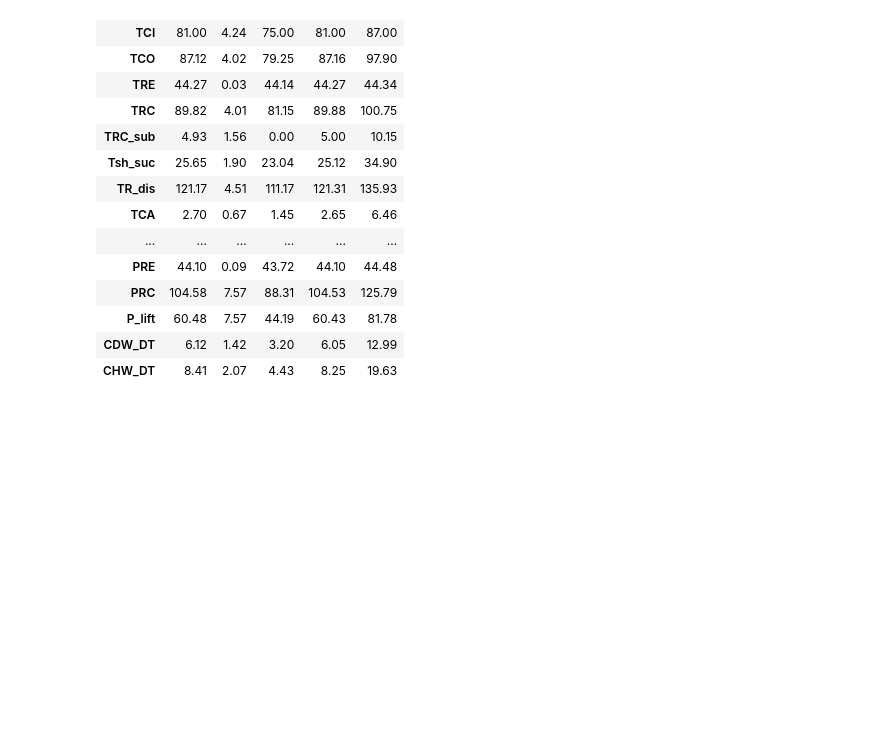
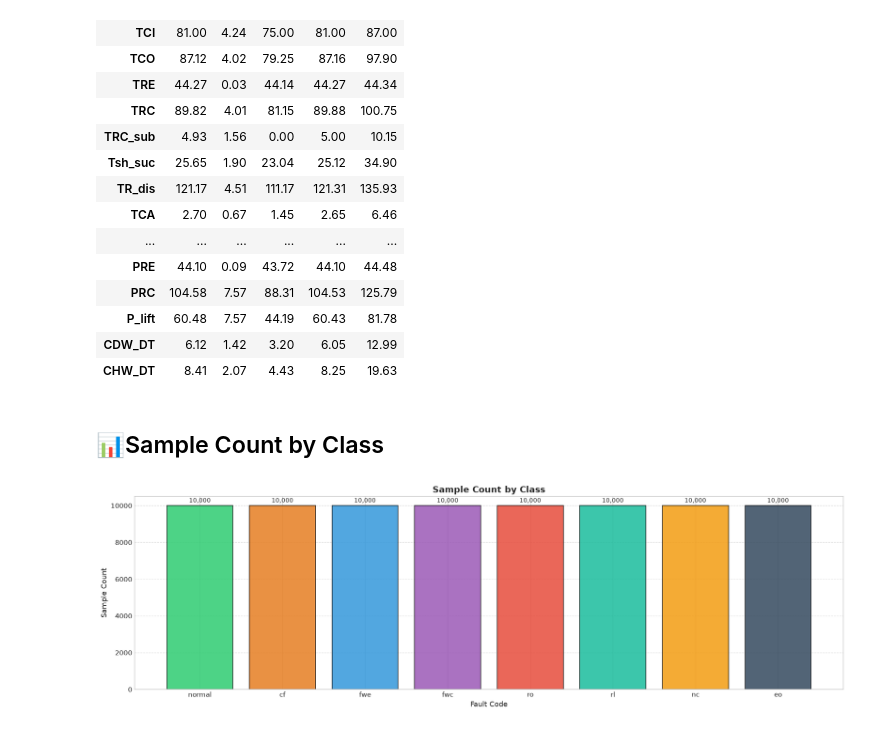
Before and after one commit to HenriqueOliveira2007/eda-chiller-fault-detection-diagnostics-dataset, a Jupyter notebook: analysis.ipynb, the cells around one changed output. Saved outputs shown, nothing was run; the diff lists cells and outputs as text; code cells hidden in the pictures; blank space fills up the shorter version.

Commit message:
feat: it adds 'sample count by class' plot

```diff
--- a/analysis.ipynb
+++ b/analysis.ipynb
@@ -179,3 +179,40 @@ Total null count: 0
 | P_lift | 60.48 | 7.57 | 44.19 | 60.43 | 81.78 |
 | CDW_DT | 6.12 | 1.42 | 3.20 | 6.05 | 12.99 |
 | CHW_DT | 8.41 | 2.07 | 4.43 | 8.25 | 19.63 |
+# %% [markdown]
+## 📊Sample Count by Class
+# %%
+
+fig, ax = plt.subplots(figsize=(16, 5))
+
+fault_counts = df['fault'].value_counts()[FAULT_ORDER]
+bar_colors = [PALETTE[f] for f in FAULT_ORDER]
+
+bars = ax.bar(
+    fault_counts.index,
+    fault_counts.values,
+    color=bar_colors,
+    edgecolor='black',
+    alpha=0.85
+)
+
+ax.set_title('Sample Count by Class', fontweight='bold')
+ax.set_xlabel('Fault Code')
+ax.set_ylabel('Sample Count')
+ax.grid(axis='y', linestyle='--', alpha=0.7)
+
+for bar in bars:
+    yval = bar.get_height()
+    ax.text(
+        bar.get_x() + bar.get_width() / 2.0,
+        yval + 100,
+        f'{int(yval):,}',
+        ha='center',
+        va='bottom',
+        fontsize=9
+    )
+
+plt.tight_layout()
+plt.show()
+# %% [output]
+[figure, added]
```
